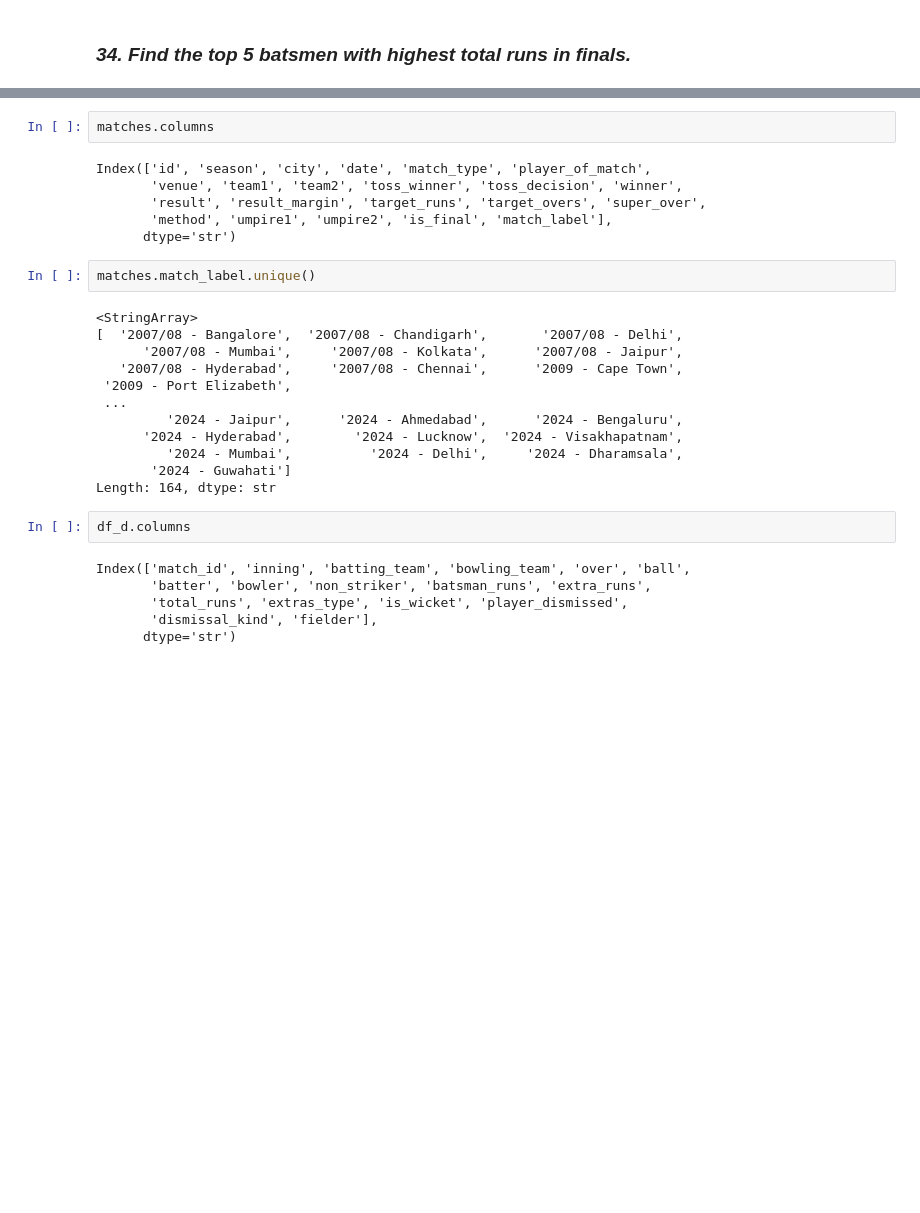
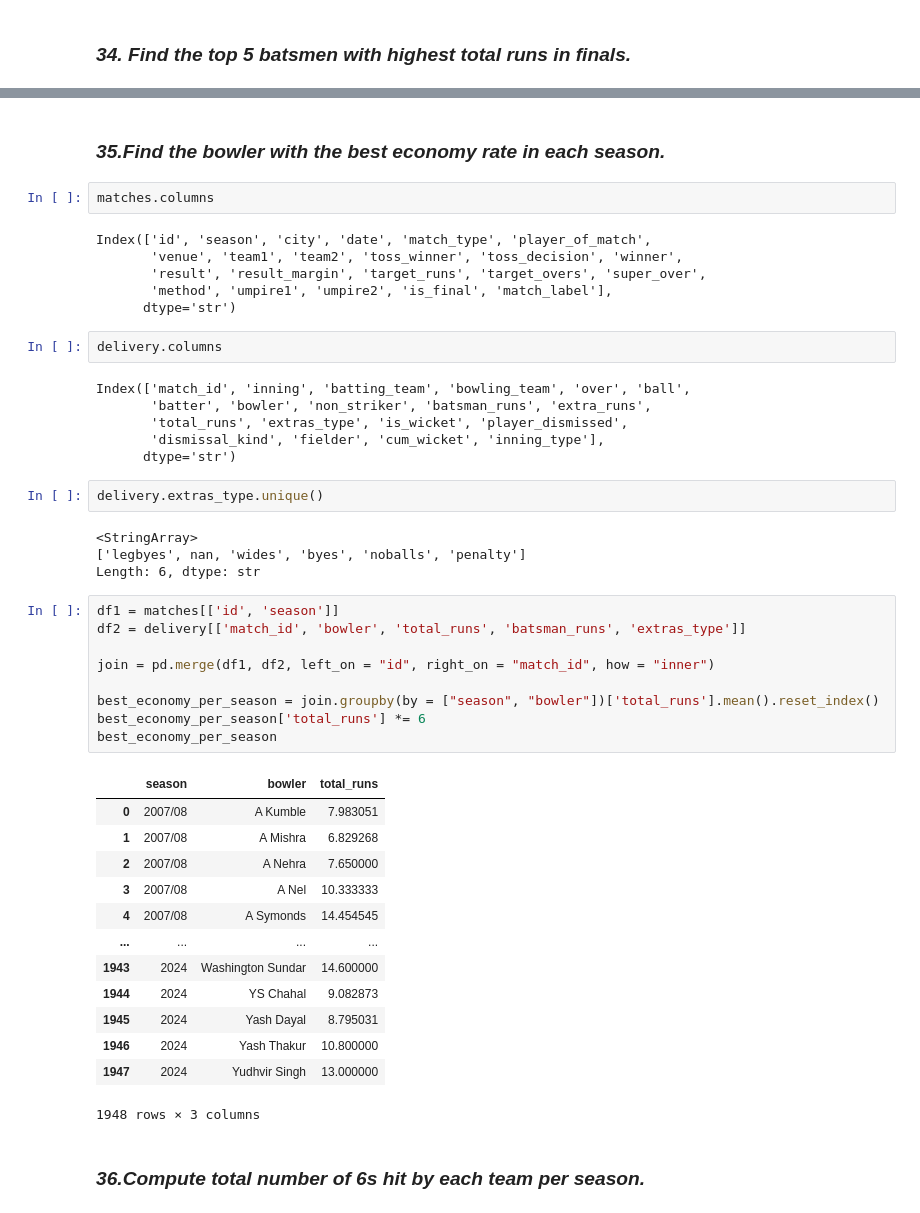
Before and after one commit to PrathamIngole/Data-Science, a Jupyter notebook: EDA/practice_on_dataSets/Match-delivery.ipynb, the cells around one changed output, grey strips where cells are left out. Drawn from its saved outputs; the diff is of its cells as text; blank space fills up the shorter version.

```diff
--- a/EDA/practice_on_dataSets/Match-delivery.ipynb
+++ b/EDA/practice_on_dataSets/Match-delivery.ipynb
@@ -797,3 +874,5 @@ Name: total_runs, Length: 42180, dtype: float64
+# %% [markdown]
+### ***35.Find the bowler with the best economy rate in each season.***
 # %%
 matches.columns
 # %% [output]
@@ -802,26 +881,43 @@ Index(['id', 'season', 'city', 'date', 'match_type', 'player_of_match',
        'result', 'result_margin', 'target_runs', 'target_overs', 'super_over',
        'method', 'umpire1', 'umpire2', 'is_final', 'match_label'],
       dtype='str')
-# %%
-matches.match_label.unique()
-# %% [output]
-<StringArray>
-[  '2007/08 - Bangalore',  '2007/08 - Chandigarh',       '2007/08 - Delhi',
-      '2007/08 - Mumbai',     '2007/08 - Kolkata',      '2007/08 - Jaipur',
-   '2007/08 - Hyderabad',     '2007/08 - Chennai',      '2009 - Cape Town',
- '2009 - Port Elizabeth',
- ...
-         '2024 - Jaipur',      '2024 - Ahmedabad',      '2024 - Bengaluru',
-      '2024 - Hyderabad',        '2024 - Lucknow',  '2024 - Visakhapatnam',
-         '2024 - Mumbai',          '2024 - Delhi',     '2024 - Dharamsala',
-       '2024 - Guwahati']
-Length: 164, dtype: str
 # %%
-df_d.columns
+delivery.columns
 # %% [output]
 Index(['match_id', 'inning', 'batting_team', 'bowling_team', 'over', 'ball',
        'batter', 'bowler', 'non_striker', 'batsman_runs', 'extra_runs',
        'total_runs', 'extras_type', 'is_wicket', 'player_dismissed',
-       'dismissal_kind', 'fielder'],
+       'dismissal_kind', 'fielder', 'cum_wicket', 'inning_type'],
       dtype='str')
+# %%
+delivery.extras_type.unique()
+# %% [output]
+<StringArray>
+['legbyes', nan, 'wides', 'byes', 'noballs', 'penalty']
+Length: 6, dtype: str
+# %%
+df1 = matches[['id', 'season']]
+df2 = delivery[['match_id', 'bowler', 'total_runs', 'batsman_runs', 'extras_type']]
+
+join = pd.merge(df1, df2, left_on = "id", right_on = "match_id", how = "inner")
+
+best_economy_per_season = join.groupby(by = ["season", "bowler"])['total_runs'].mean().reset_index()
+best_economy_per_season['total_runs'] *= 6
+best_economy_per_season
+# %% [output]
+|  | season | bowler | total_runs |
+| 0 | 2007/08 | A Kumble | 7.983051 |
+| 1 | 2007/08 | A Mishra | 6.829268 |
+| 2 | 2007/08 | A Nehra | 7.650000 |
+| 3 | 2007/08 | A Nel | 10.333333 |
+| 4 | 2007/08 | A Symonds | 14.454545 |
+| ... | ... | ... | ... |
+| 1943 | 2024 | Washington Sundar | 14.600000 |
+| 1944 | 2024 | YS Chahal | 9.082873 |
+| 1945 | 2024 | Yash Dayal | 8.795031 |
+| 1946 | 2024 | Yash Thakur | 10.800000 |
+| 1947 | 2024 | Yudhvir Singh | 13.000000 |
+1948 rows × 3 columns
+# %% [markdown]
+### ***36.Compute total number of 6s hit by each team per season.***
 # %%
```
Also changed, not shown: parts of 17 cells of this notebook, 2 other files.
